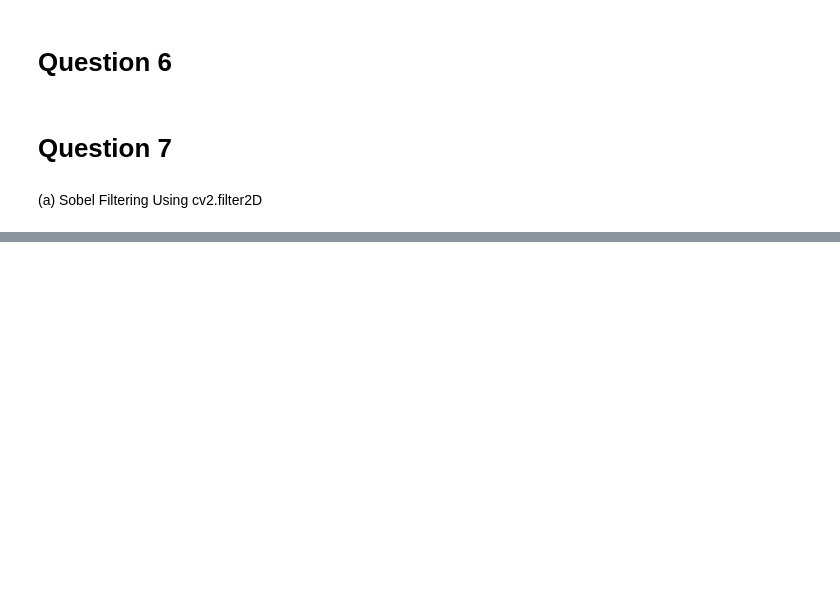
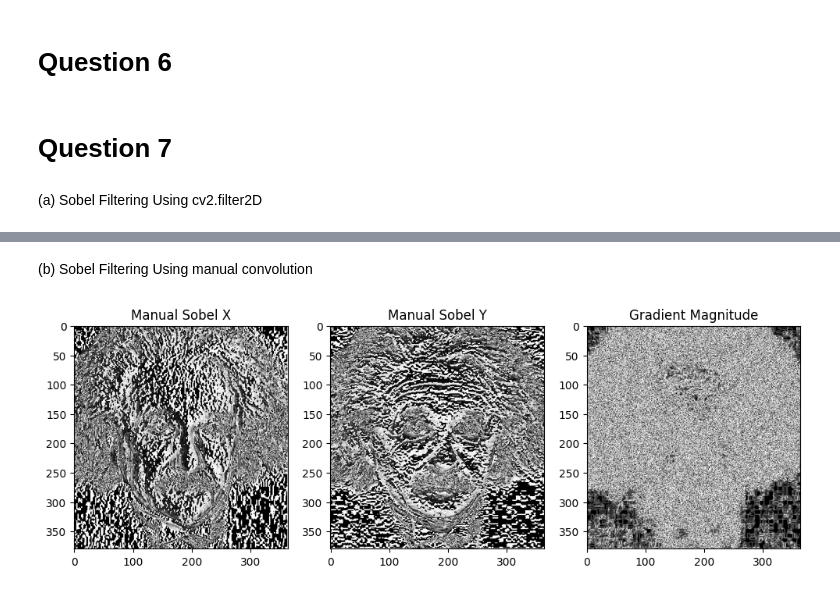
Before and after one commit to Nishitha0730/Computer-Vision, a Jupyter notebook: Assignment_01/Assignment_1.ipynb, the cells around one changed output, grey strips where cells are left out. Drawn from its saved outputs; the diff is of its cells as text; code cells hidden in the pictures; blank space fills up the shorter version.

Commit message:
Use manual convolution for edge detection

```diff
--- a/Assignment_01/Assignment_1.ipynb
+++ b/Assignment_01/Assignment_1.ipynb
@@ -359,0 +362,30 @@ plt.show()
+# %% [markdown]
+(b) Sobel Filtering Using manual convolution
+# %%
+def manual_convolution(image, kernel):
+    h, w = image.shape
+    kh, kw = kernel.shape
+    pad = kh // 2
+    padded = np.pad(image, pad, mode='constant')
+    output = np.zeros_like(image)
+
+    for i in range(h):
+        for j in range(w):
+            patch = padded[i:i+kh, j:j+kw]
+            output[i, j] = np.sum(patch * kernel)
+
+    return output
+
+# Apply manual Sobel
+grad_x_manual = manual_convolution(img_8, sobel_x)
+grad_y_manual = manual_convolution(img_8, sobel_y)
+gradient_manual = np.sqrt(grad_x_manual**2 + grad_y_manual**2).astype(np.uint8)
+
+# Display manual results
+plt.figure(figsize=(12, 4))
+plt.subplot(1, 3, 1), plt.imshow(grad_x_manual, cmap='gray'), plt.title('Manual Sobel X')
+plt.subplot(1, 3, 2), plt.imshow(grad_y_manual, cmap='gray'), plt.title('Manual Sobel Y')
+plt.subplot(1, 3, 3), plt.imshow(gradient_manual, cmap='gray'), plt.title('Gradient Magnitude')
+plt.show()
+# %% [output]
+[figure, added]
```
Also changed, not shown: parts of 1 cell of this notebook.
